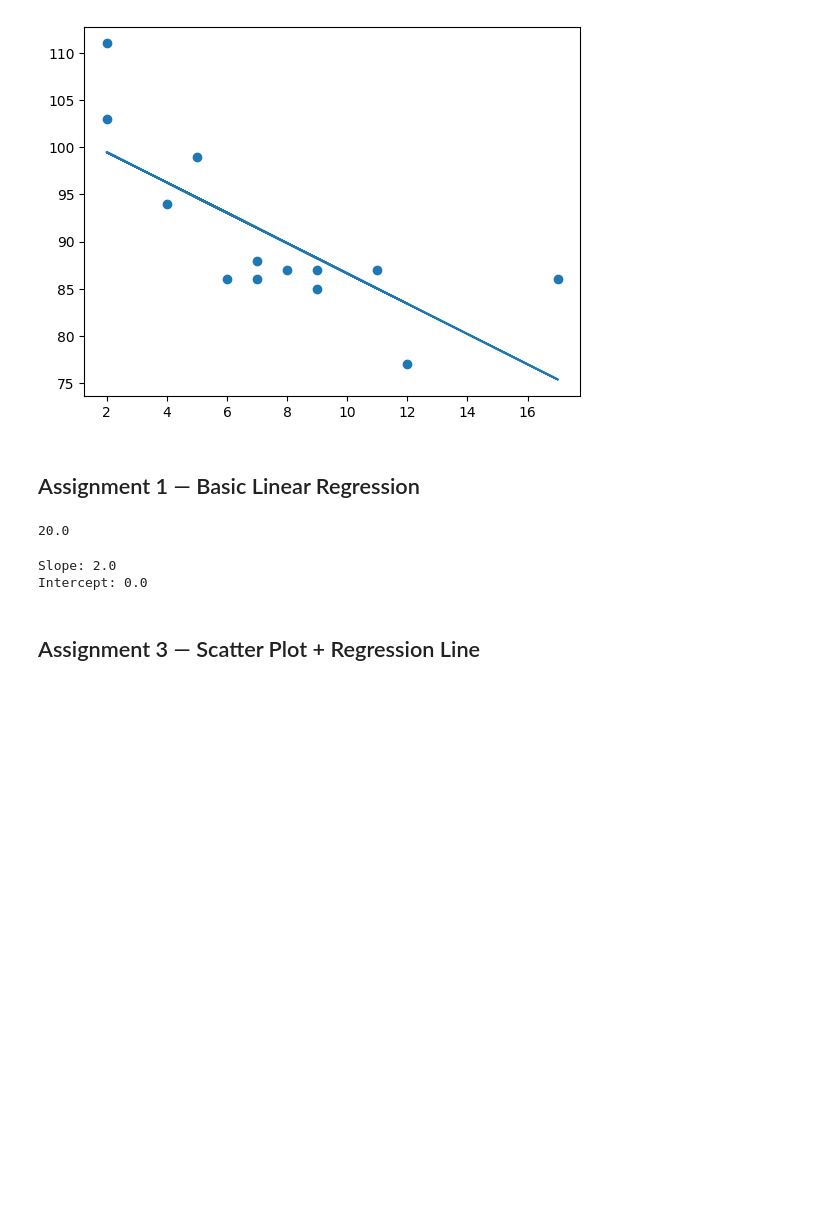
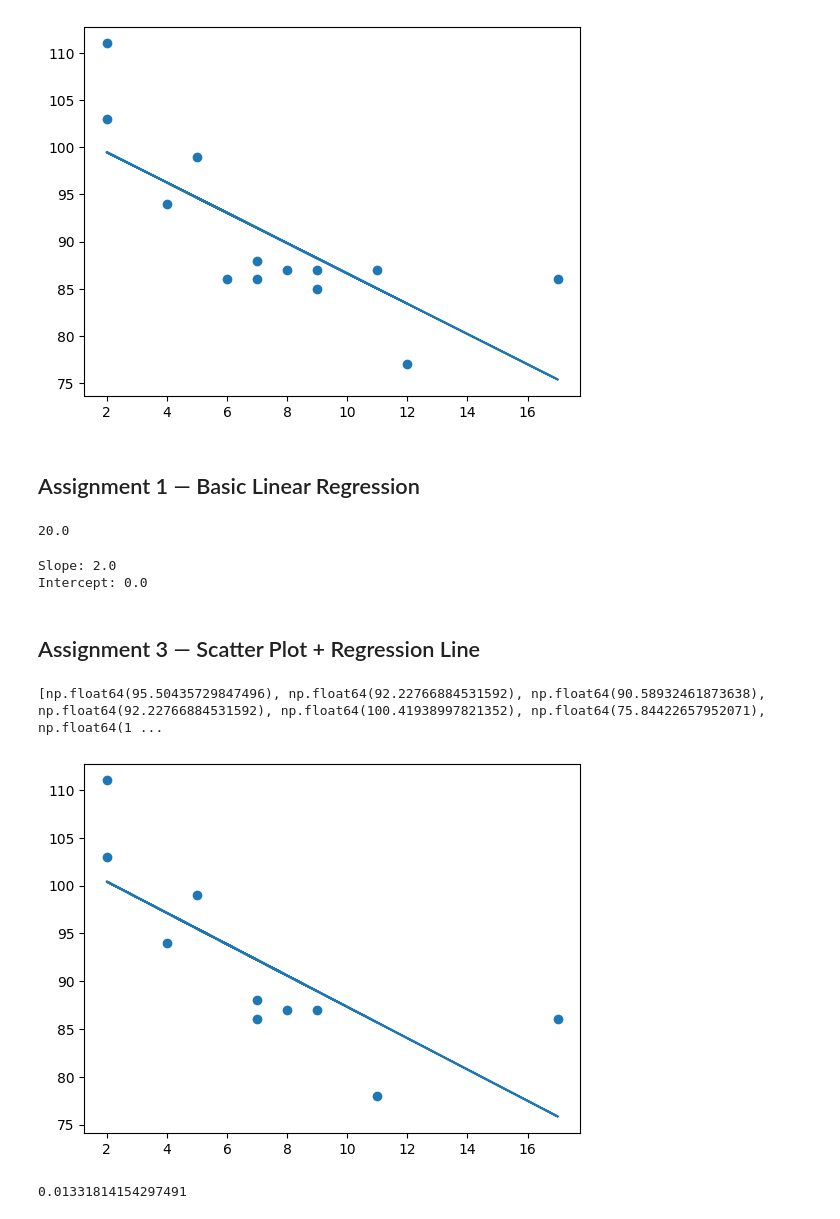
Before and after one commit to wahidali4321/Python-For-Machine-learning-, a Jupyter notebook: Python For machine learning.ipynb, the cells around one changed output. Drawn from its saved outputs; the diff is of its cells as text; code cells hidden in the pictures; blank space fills up the shorter version.

```diff
--- a/Python For machine learning.ipynb
+++ b/Python For machine learning.ipynb
@@ -1288,14 +1288,38 @@ Intercept: 0.0
 # %% [markdown]
 ## Assignment 3 — Scatter Plot + Regression Line
 # %%
+import matplotlib.pyplot as plt
+from scipy import stats
+
 x = [5, 7, 8, 7, 2, 17, 2, 9, 4, 11]
+
 y = [99, 86, 87, 88, 111, 86, 103, 87, 94, 78]
 
-slope , intercept , r , p , std_err = stats.linregress(x,y)
+slope, intercept, r, p, std_err = stats.linregress(x, y)
+
 def myfunc(x):
     return slope * x + intercept
 
-myspeed = list(map(myfunc))
+myspeed = list(map(myfunc, x))
 
 print(myspeed)
-plt.scatter(x,myspeed)
+
+plt.scatter(x, y)
+plt.plot(x, myspeed)
+
+plt.show()
+# %% [output]
+[np.float64(95.50435729847496), np.float64(92.22766884531592), np.float64(90.58932461873638), np.float64(92.22766884531592), np.float64(100.41938997821352), np.float64(75.84422657952071), np.float64(1 ...
+[figure, added]
+# %%
+import numpy
+from scipy import stats
+
+x = [89,43,36,36,95,10,66,34,38,20,26,29,48,64,6,5,36,66,72,40]
+y = [21,46,3,35,67,95,53,72,58,10,26,34,90,33,38,20,56,2,47,15]
+
+slope, intercept, r, p, std_err = stats.linregress(x, y)
+
+print(r)
+# %% [output]
+0.01331814154297491
```
